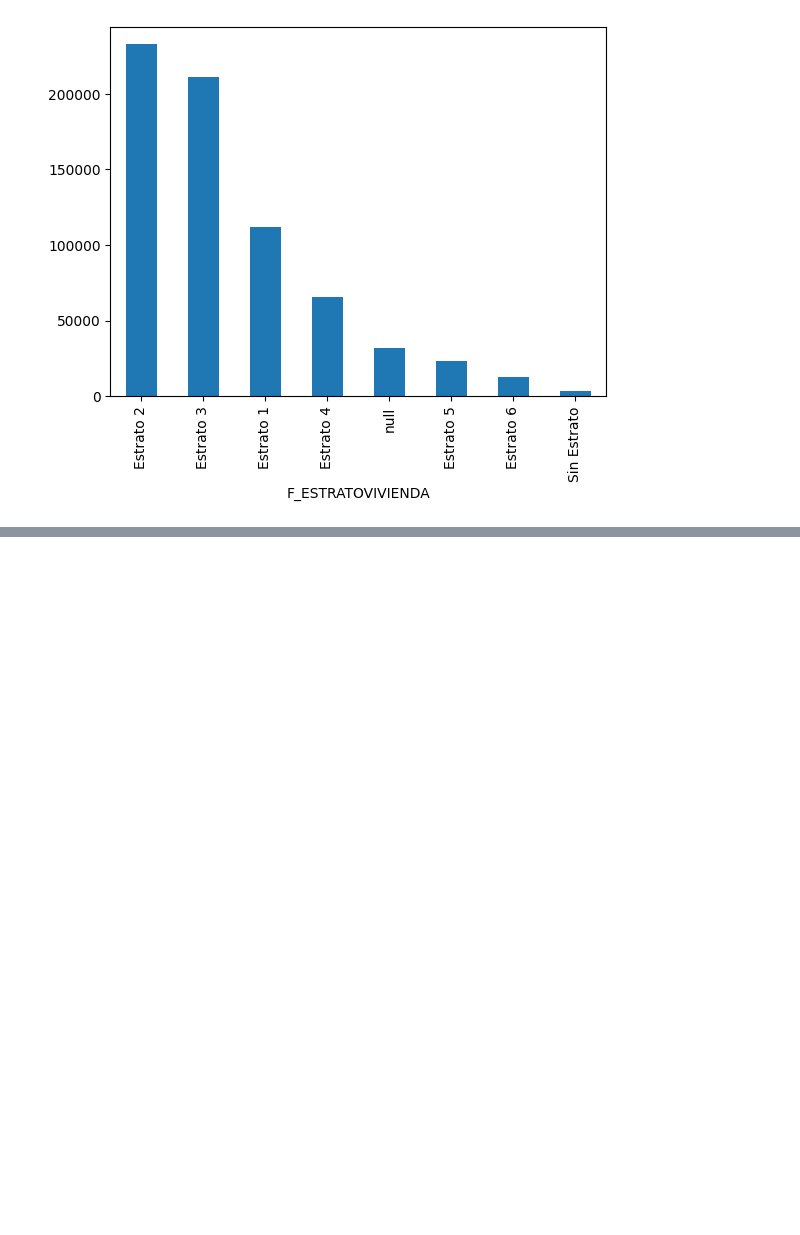
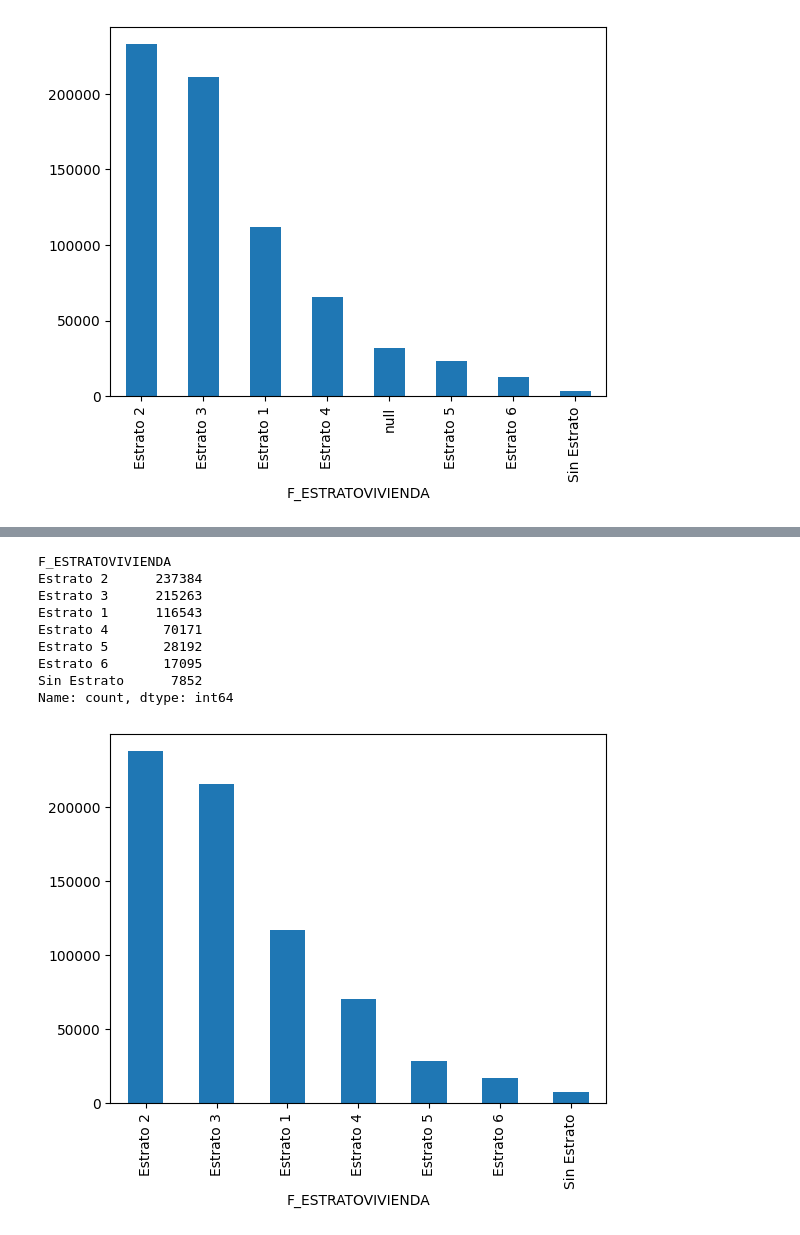
Before and after one commit to Thomascc123/Proyecto-Kaggle-Modelos, a Jupyter notebook: 02 - preprocesado.ipynb, the cells around one changed output, grey strips where cells are left out. Cells and saved outputs as stored; diff of their text form; code cells hidden in the pictures; blank space fills up the shorter version.

```diff
--- a/02 - preprocesado.ipynb
+++ b/02 - preprocesado.ipynb
@@ -166,0 +209,13 @@ Name: count, dtype: int64
+# %%
+viewValues(traincopy, 'F_ESTRATOVIVIENDA')
+# %% [output]
+F_ESTRATOVIVIENDA
+Estrato 2      237384
+Estrato 3      215263
+Estrato 1      116543
+Estrato 4       70171
+Estrato 5       28192
+Estrato 6       17095
+Sin Estrato      7852
+Name: count, dtype: int64
+[figure, added]
```
Also changed, not shown: parts of 16 cells of this notebook.
